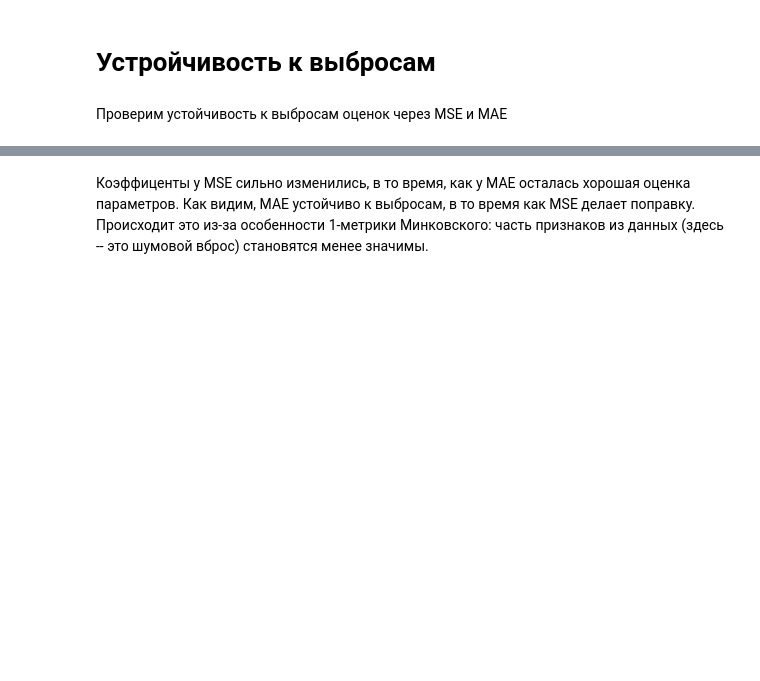
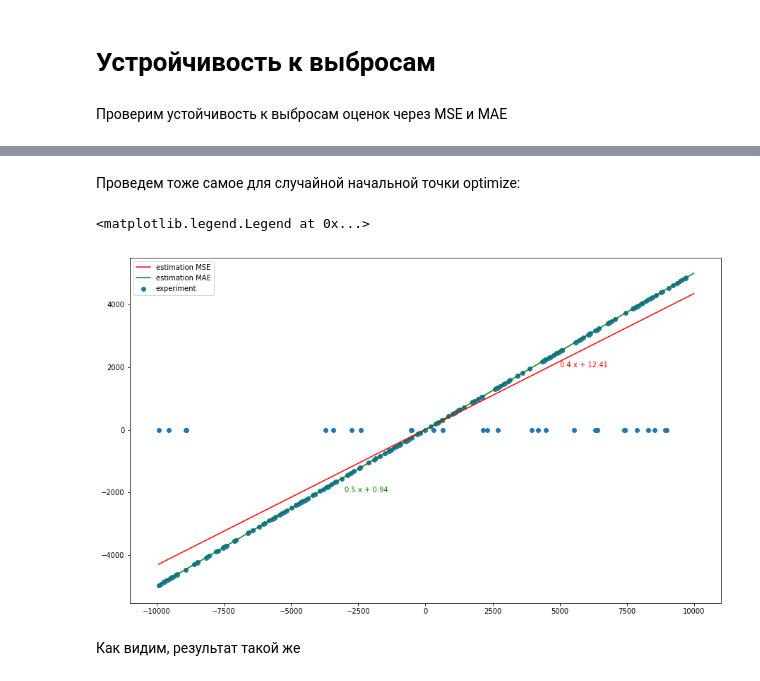
Before and after one commit to SecurityQQ/Machine-Learning-at-MIPT, a Jupyter notebook: homeworks/1/3 - Linear Regression.ipynb, the cells around one changed output, grey strips where cells are left out. Cells and saved outputs as stored; diff of their text form; code cells hidden in the pictures; blank space fills up the shorter version.

```diff
--- a/homeworks/1/3 - Linear Regression.ipynb
+++ b/homeworks/1/3 - Linear Regression.ipynb
@@ -140,3 +137,20 @@ plt.legend(loc='best')
-# %% [markdown]
-Коэффиценты у MSE сильно изменились, в то время, как у MAE осталась хорошая оценка параметров.
-Как видим, MAE устойчиво к выбросам, в то время как MSE делает поправку. Происходит это из-за особенности 1-метрики Минковского: часть признаков из данных (здесь -- это шумовой вброс) становятся менее значимы.
+# %% [markdown]
+Проведем тоже самое для случайной начальной точки optimize:
+# %%
+res = opt.minimize(MSE, (np.random.randint(-1000, 1000), np.random.randint(-1000, 1000)), method='Nelder-Mead', tol=1e-12)
+k_mse, b_mse = res.x
+res = opt.minimize(MAE, (np.random.randint(-1000, 1000), np.random.randint(-1000, 1000)), method='Nelder-Mead', tol=1e-12)
+k_mae, b_mae = res.x
+p = np.array([np.min(X), np.max(X)])
+plt.figure(figsize=(15,9))
+plt.plot(p, k_mse * p + b_mse, label='estimation MSE', color='red')
+plt.plot(p, k_mae * p + b_mae, label='estimation MAE', color='green')
+plt.scatter(test_data, test_target, label='experiment')
+plt.text(5000, 2000, s='%0.1f x + %0.2f' %(k_mse, b_mse), color='red')
+plt.text(-3000, -2000, s='%0.1f x + %0.2f' %(k_mae, b_mae), color='green')
+plt.legend(loc='best')
+# %% [output]
+<matplotlib.legend.Legend at 0x...>
+[figure, added]
+# %% [markdown]
+Как видим, результат такой же
```
Also changed, not shown: parts of 8 cells of this notebook, 3 other files.
